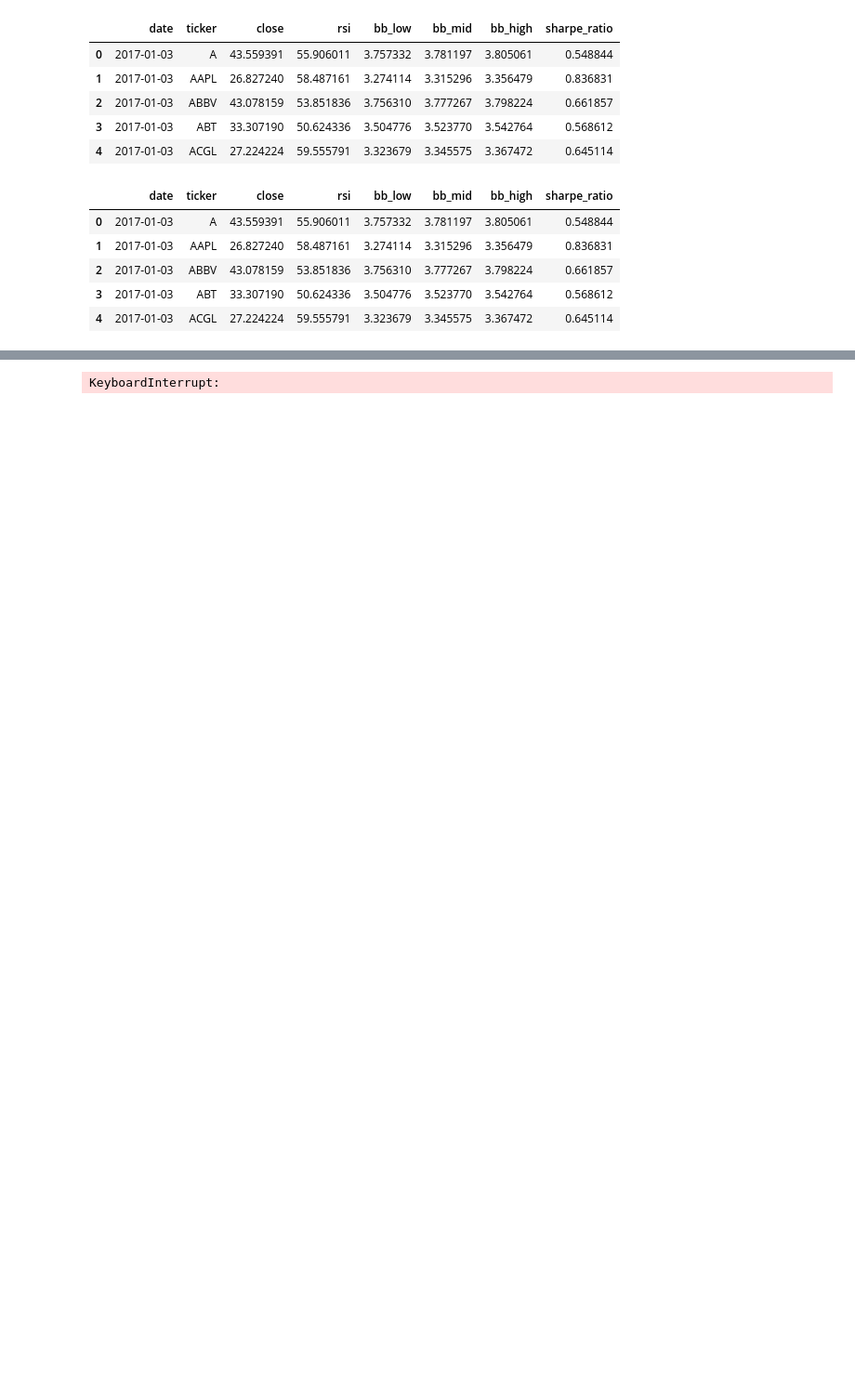
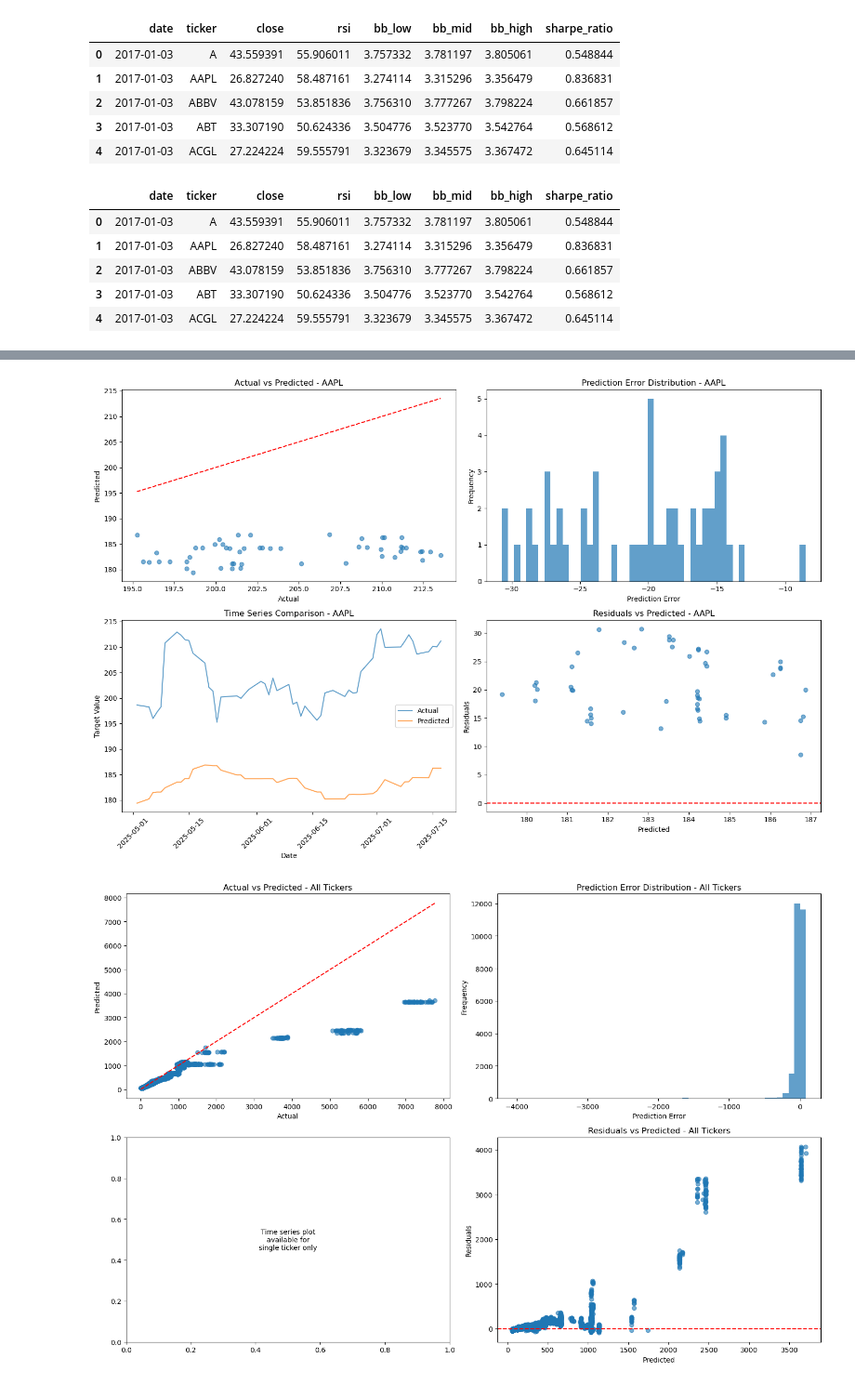
Before and after one commit to FedeScenna/ts_sp500_forecast, a Jupyter notebook: 1_catboost.ipynb, the cells around one changed output, grey strips where cells are left out. Shown: that part at 93% size. Saved outputs shown, nothing was run; the diff lists cells and outputs as text; code cells hidden in the pictures; blank space fills up the shorter version.

```diff
--- a/1_catboost.ipynb
+++ b/1_catboost.ipynb
@@ -316,7 +316,6 @@ predictions = stock_model.predict(test, target_type='next_day_price')
 metrics = stock_model.evaluate_model(predictions)
 
 # Plot results for a specific ticker or all tickers
-stock_model.plot_results(predictions, ticker='AAPL')  # For specific ticker
 stock_model.plot_results(predictions)  # For all tickers
 
 
@@ -331 +343,2 @@ Feature columns: 5
-KeyboardInterrupt:
+[figure, added]
+[figure, added]
```
Also changed, not shown: parts of 2 cells of this notebook, 13 other files.
